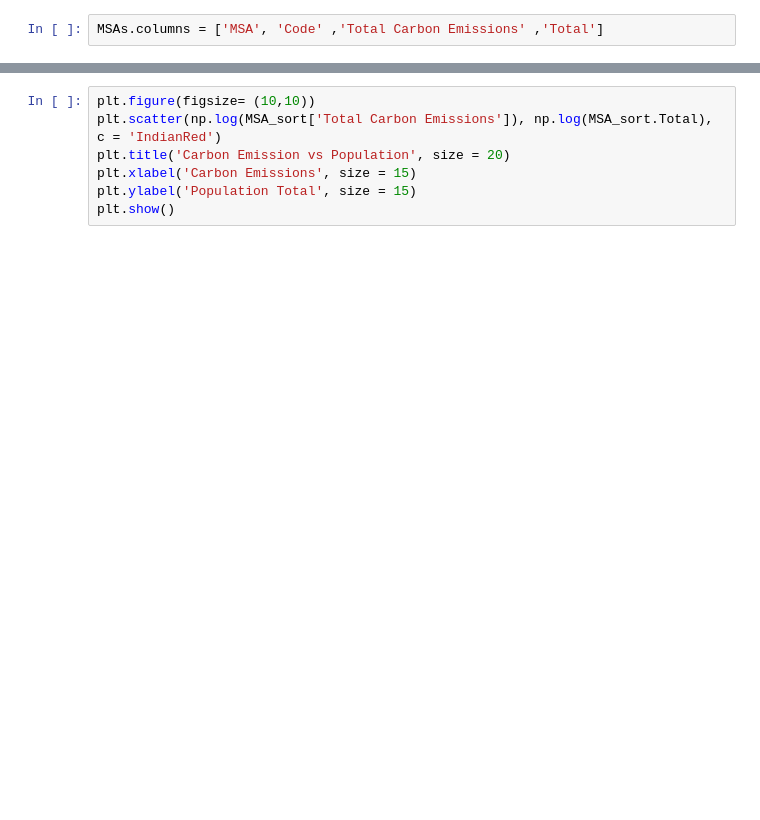
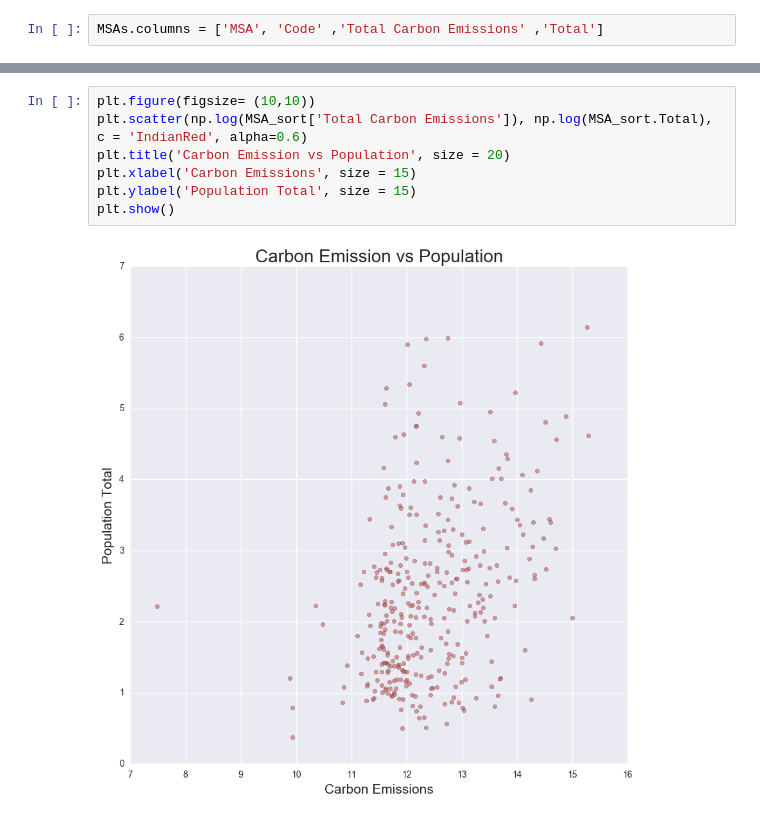
Before and after one commit to esanzglez/Study_of_Optimal_City, a Jupyter notebook: Study_Optimal_City.ipynb, the cells around one changed output, grey strips where cells are left out. Drawn from its saved outputs; the diff is of its cells as text; blank space fills up the shorter version.

```diff
--- a/Study_Optimal_City.ipynb
+++ b/Study_Optimal_City.ipynb
@@ -47,7 +103,9 @@ plt.show()
 # %%
 plt.figure(figsize= (10,10))
-plt.scatter(np.log(MSA_sort['Total Carbon Emissions']), np.log(MSA_sort.Total), c = 'IndianRed')
+plt.scatter(np.log(MSA_sort['Total Carbon Emissions']), np.log(MSA_sort.Total), c = 'IndianRed', alpha=0.6)
 plt.title('Carbon Emission vs Population', size = 20)
 plt.xlabel('Carbon Emissions', size = 15)
 plt.ylabel('Population Total', size = 15)
 plt.show()
+# %% [output]
+[figure, added]
```
Also changed, not shown: parts of 20 cells of this notebook.
